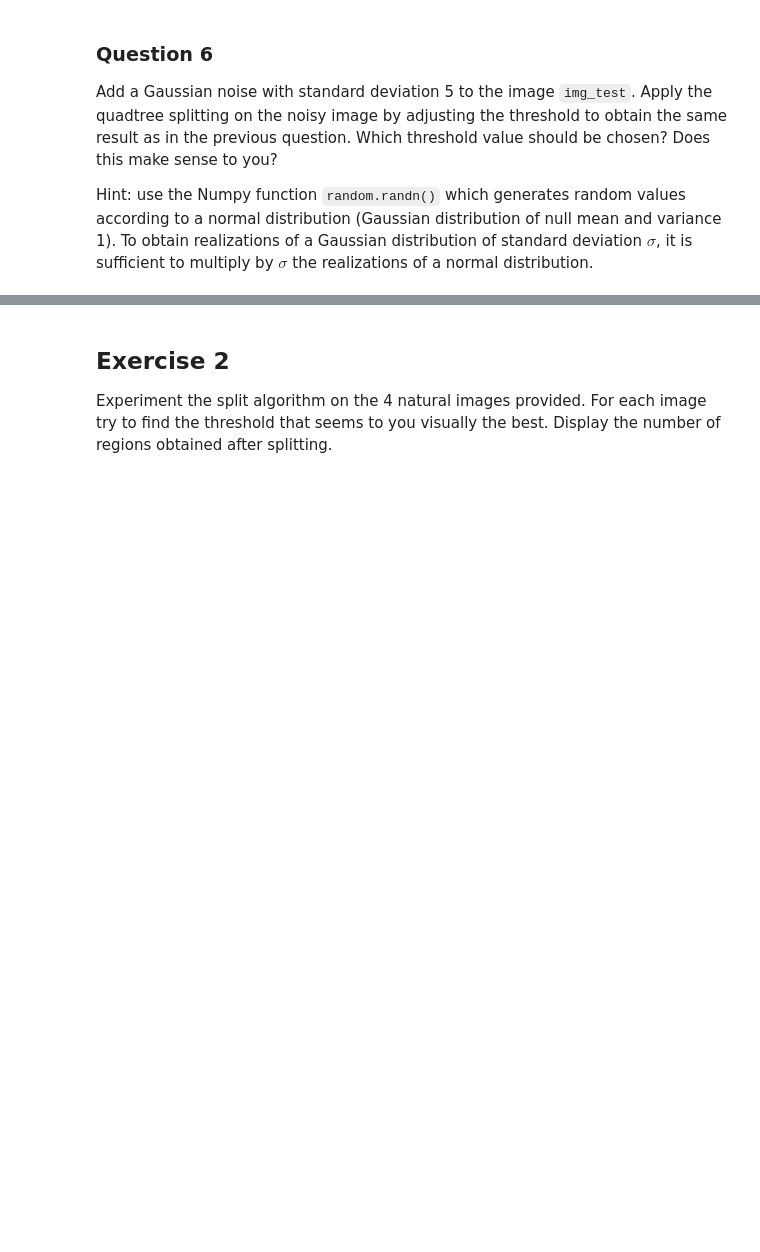
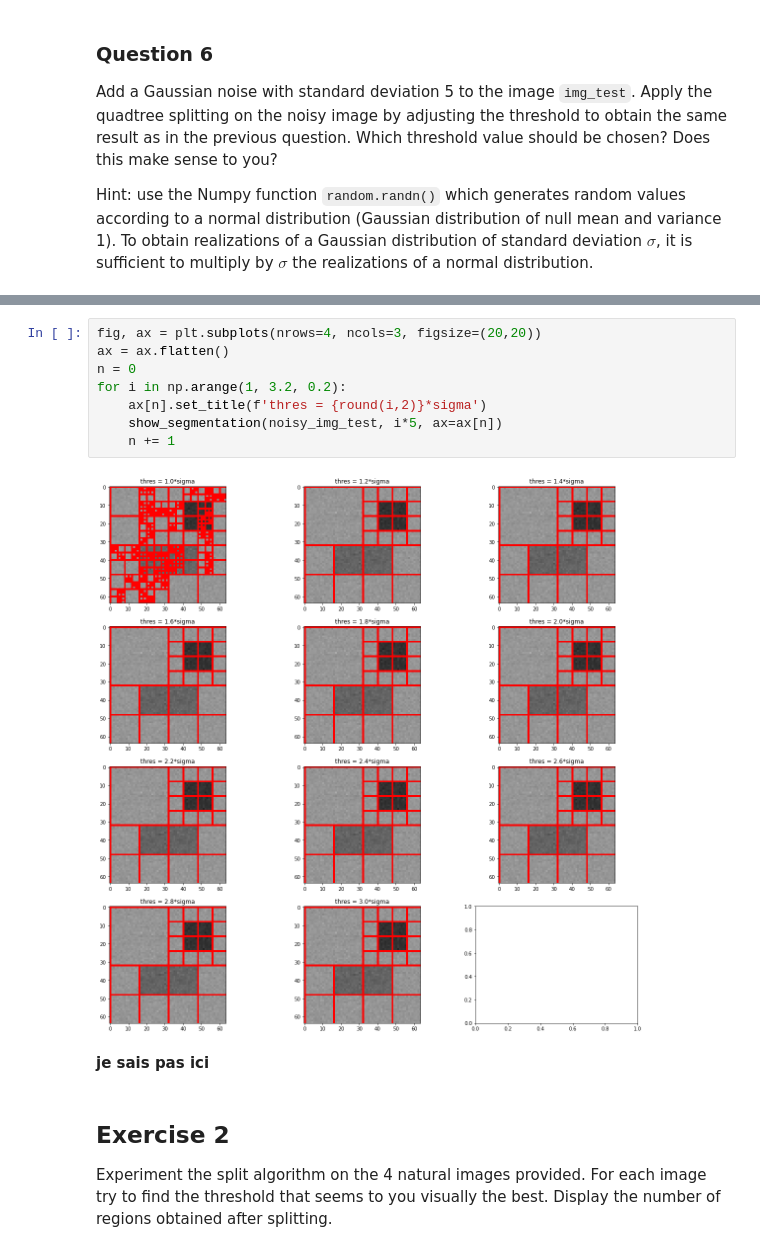
Before and after one commit to CharlesAttend/M1-S1-DAC, a Jupyter notebook: BIMA/TME/TME7/TME7.ipynb, the cells around one changed output, grey strips where cells are left out. Saved outputs shown, nothing was run; the diff lists cells and outputs as text; blank space fills up the shorter version.

```diff
--- a/BIMA/TME/TME7/TME7.ipynb
+++ b/BIMA/TME/TME7/TME7.ipynb
@@ -114,3 +206,15 @@ from numpy import random
+# %%
+fig, ax = plt.subplots(nrows=4, ncols=3, figsize=(20,20))
+ax = ax.flatten()
+n = 0
+for i in np.arange(1, 3.2, 0.2):
+    ax[n].set_title(f'thres = {round(i,2)}*sigma')
+    show_segmentation(noisy_img_test, i*5, ax=ax[n])
+    n += 1
+# %% [output]
+[figure, added]
+# %% [markdown]
+**je sais pas ici**
 # %% [markdown]
 ## Exercise 2
 
```
Also changed, not shown: parts of 17 cells of this notebook.
